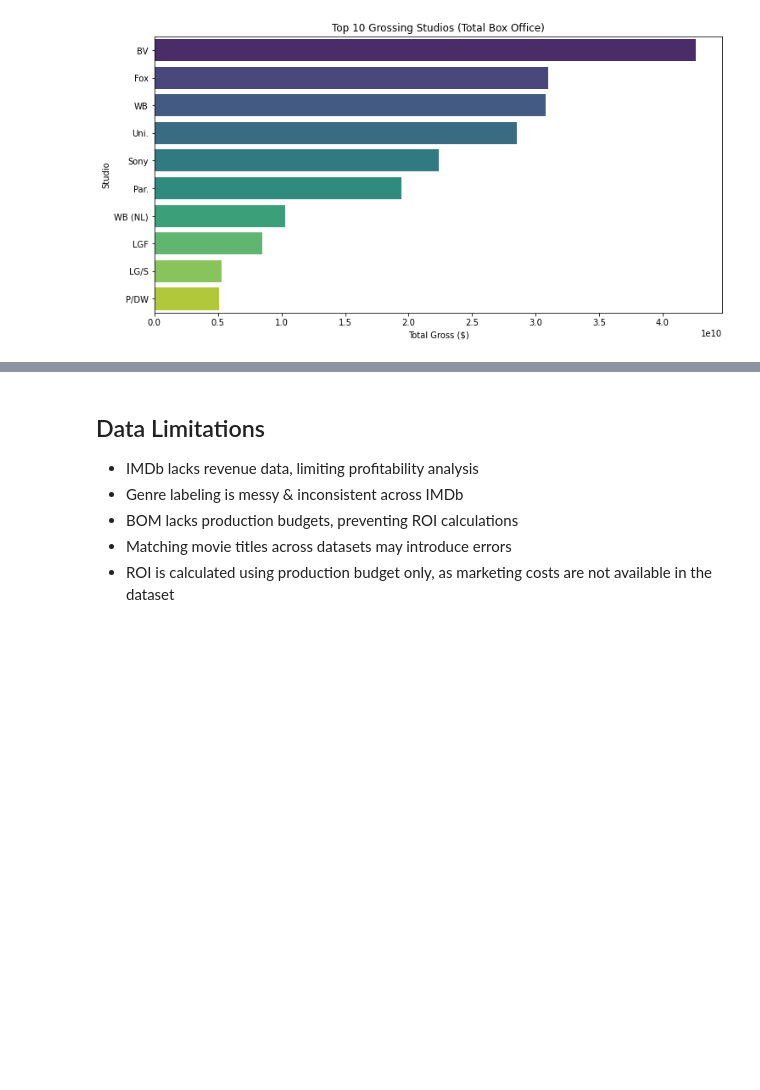
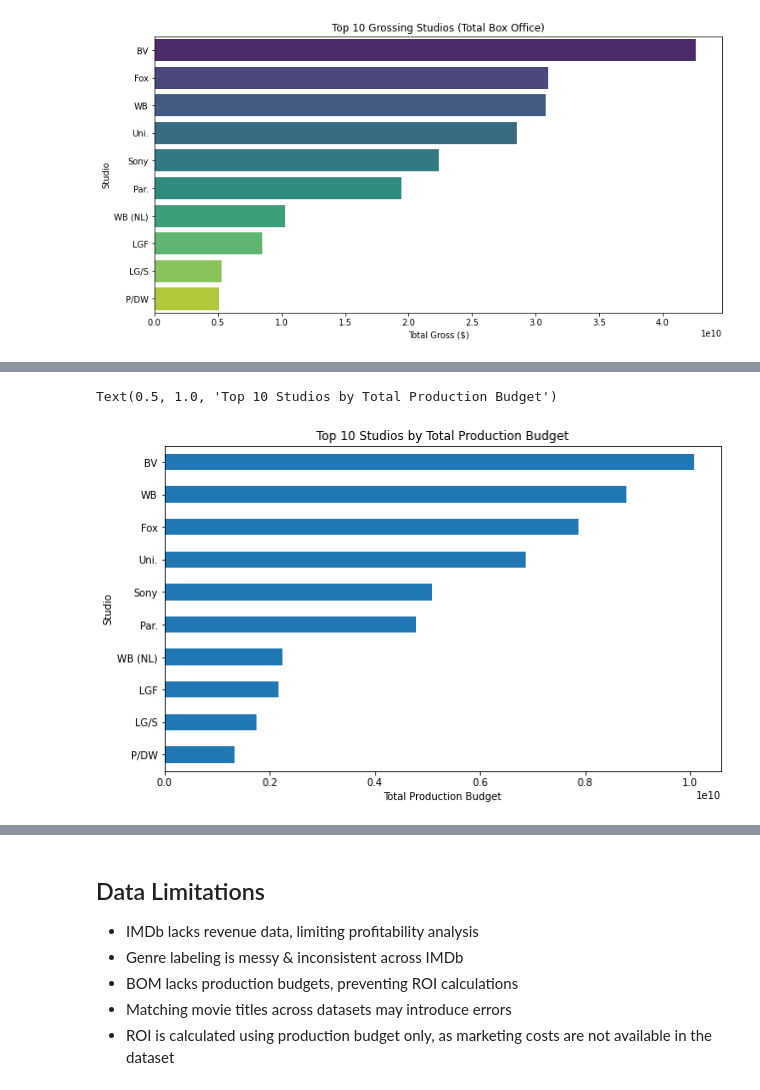
Before and after one commit to clivekinyanjui/DS-Phase_2-Group_3-Project, a Jupyter notebook: Notebook/index.ipynb, the cells around one changed output, grey strips where cells are left out. Saved outputs shown, nothing was run; the diff lists cells and outputs as text; code cells hidden in the pictures; blank space fills up the shorter version.

```diff
--- a/Notebook/index.ipynb
+++ b/Notebook/index.ipynb
@@ -510,3 +660,30 @@ plt.ylabel('Studio')
 # %% [output]
 Text(0, 0.5, 'Studio')
 [figure]
+# %%
+# cleaning and merging datasets 1 & 3
+budget_numbers_df_copy['clean_movie'] = budget_numbers_df_copy['movie'].apply(clean_title)
+boxoffice_df_copy['clean_title'] = boxoffice_df_copy['title'].apply(clean_title)
+
+movie_studios = pd.merge(
+    budget_numbers_df_copy,
+    boxoffice_df_copy[['clean_title', 'year', 'studio']],
+    left_on=['clean_movie', 'release_year'],
+    right_on=['clean_title', 'year'],
+    how='left'
+)
+# %%
+# studios with the highest production budgets
+
+ballers = movie_studios.sort_values('production_budget', ascending=False)
+
+top_budget_studios = (
+    movie_studios
+    .dropna(subset=['studio'])              # remove movies without studio info
+    .groupby('studio')['production_budget']
+    .sum()                                  # total budget per studio
+    .sort_values(ascending=False)
+    .head(10)
+)
+
+top_budget_studios
@@ -512,0 +703,9 @@ Text(0, 0.5, 'Studio')
+# %%
+plt.figure(figsize=(10, 6))
+top_budget_studios.sort_values().plot(kind='barh')
+plt.xlabel('Total Production Budget')
+plt.ylabel('Studio')
+plt.title('Top 10 Studios by Total Production Budget')
+# %% [output]
+Text(0.5, 1.0, 'Top 10 Studios by Total Production Budget')
+[figure, added]
```
Also changed, not shown: parts of 16 cells of this notebook.
